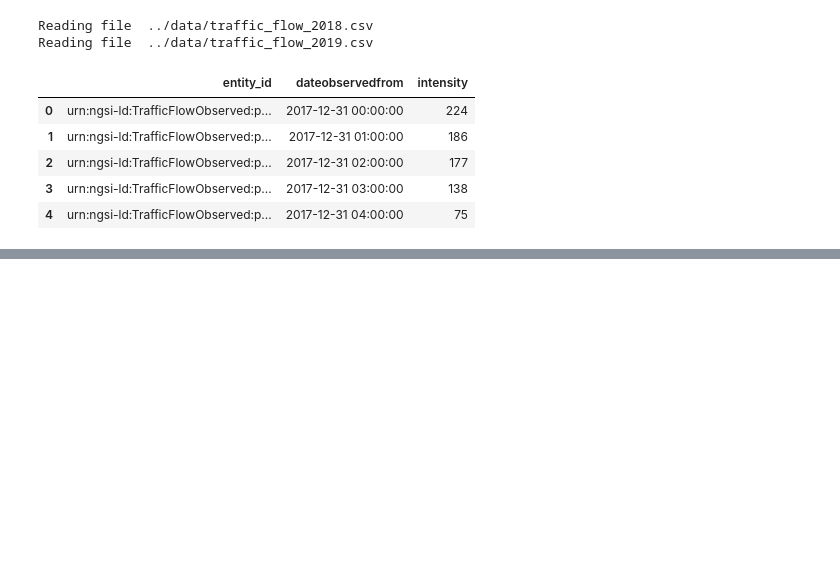
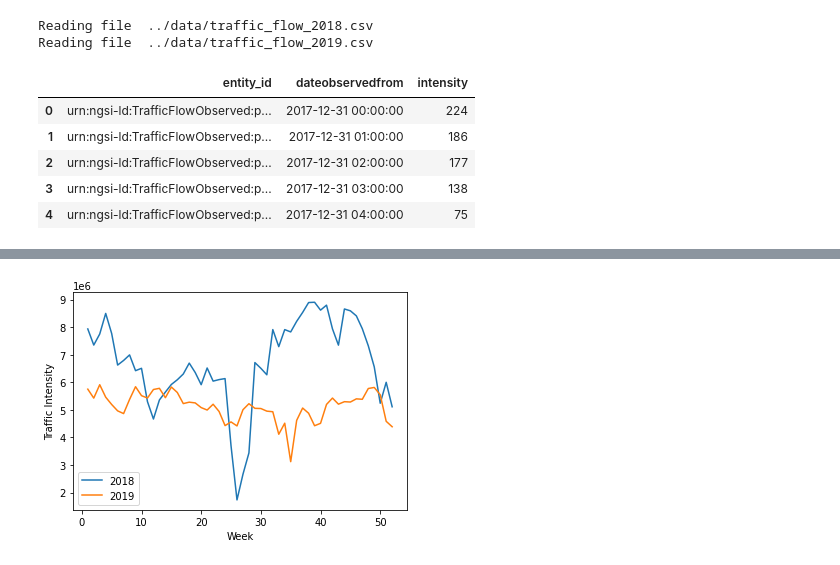
Before and after one commit to TiagoFilipeSousaGoncalves/wdl-tech-moguls, a Jupyter notebook: stage-2/code/Tiago_Tasks.ipynb, the cells around one changed output, grey strips where cells are left out. Cells and saved outputs as stored; diff of their text form; code cells hidden in the pictures; blank space fills up the shorter version.

```diff
--- a/stage-2/code/Tiago_Tasks.ipynb
+++ b/stage-2/code/Tiago_Tasks.ipynb
@@ -107,0 +125,16 @@ df_resampled['is_holiday'] = df_resampled['dateobservedfrom'].apply(lambda x: x
+# %%
+# traffic flow per week
+tmp = df_resampled.copy().groupby(["year", "week"]).sum().reset_index()[["year", "week", "intensity"]]
+tmp = tmp[tmp["year"] > 2017]
+
+# Create plots by week
+for year in tmp["year"].unique():
+    plt.plot(tmp[tmp["year"]==year]["week"].values, tmp[tmp["year"]==year]["intensity"].values, label=f"{year}")
+
+# plt.xticks(range(1, max(tmp["week"].unique())+1))
+plt.xlabel("Week")
+plt.ylabel("Traffic Intensity")
+plt.legend()
+plt.show()
+# %% [output]
+[figure, added]
```
Also changed, not shown: parts of 15 cells of this notebook.
